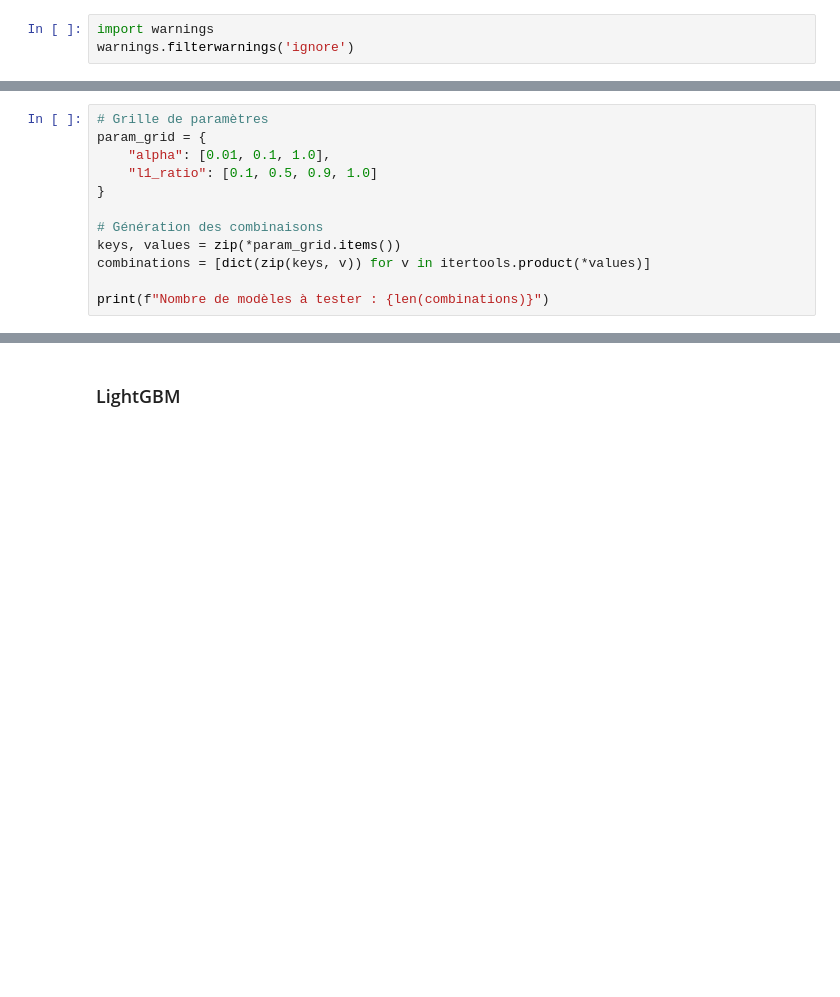
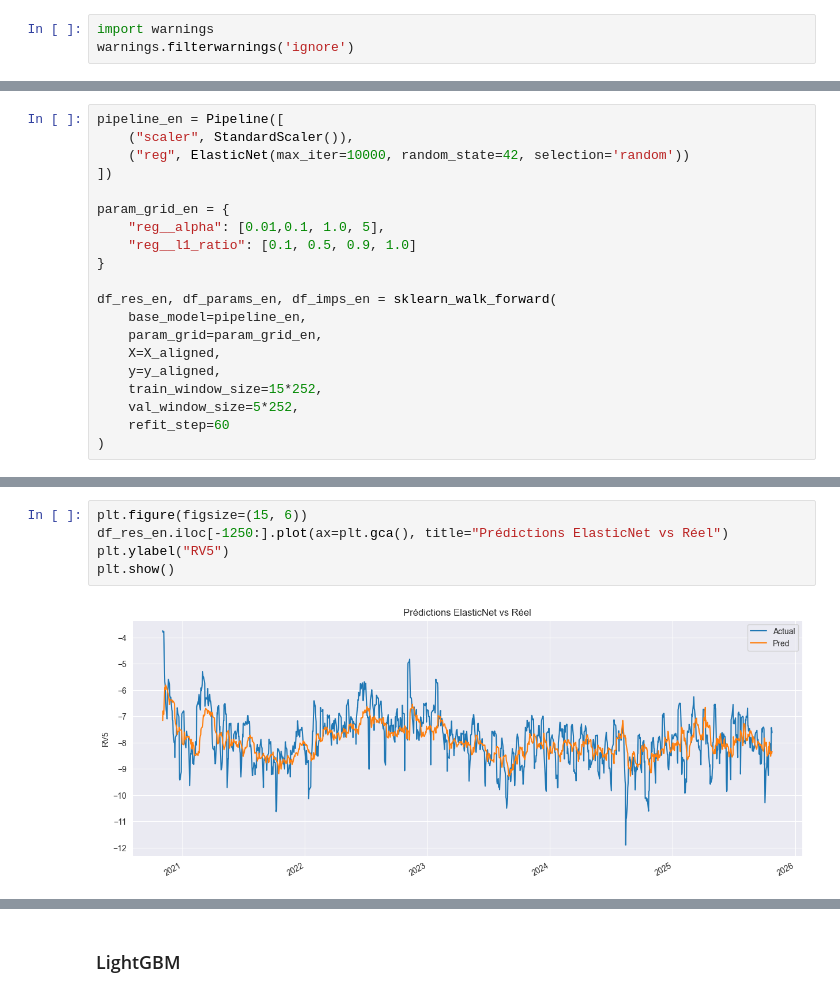
Before and after one commit to AntoninDevalland/Projet_Ml_Momentum, a Jupyter notebook: main_v2.ipynb, the cells around one changed output, grey strips where cells are left out. Drawn from its saved outputs; the diff is of its cells as text; blank space fills up the shorter version.

Commit message:
ELASTIC NET

```diff
--- a/main_v2.ipynb
+++ b/main_v2.ipynb
@@ -1178,12 +1200,20 @@ Configuration de la Grid Search Définition de la grille d'hyperparamètres pour
 # %%
-# Grille de paramètres
-param_grid = {
-    "alpha": [0.01, 0.1, 1.0],
-    "l1_ratio": [0.1, 0.5, 0.9, 1.0]
+pipeline_en = Pipeline([
+    ("scaler", StandardScaler()),
+    ("reg", ElasticNet(max_iter=10000, random_state=42, selection='random'))
+])
+
+param_grid_en = {
+    "reg__alpha": [0.01,0.1, 1.0, 5],
+    "reg__l1_ratio": [0.1, 0.5, 0.9, 1.0]
 }
 
-# Génération des combinaisons
-keys, values = zip(*param_grid.items())
-combinations = [dict(zip(keys, v)) for v in itertools.product(*values)]
-
-print(f"Nombre de modèles à tester : {len(combinations)}")
+df_res_en, df_params_en, df_imps_en = sklearn_walk_forward(
+    base_model=pipeline_en,
+    param_grid=param_grid_en,
+    X=X_aligned,
+    y=y_aligned,
+    train_window_size=15*252,
+    val_window_size=5*252,
+    refit_step=60
+)
@@ -1352,0 +1233,7 @@ plt.show()
+# %%
+plt.figure(figsize=(15, 6))
+df_res_en.iloc[-1250:].plot(ax=plt.gca(), title="Prédictions ElasticNet vs Réel")
+plt.ylabel("RV5")
+plt.show()
+# %% [output]
+[figure, added]
```
Also changed, not shown: parts of 22 cells of this notebook.
